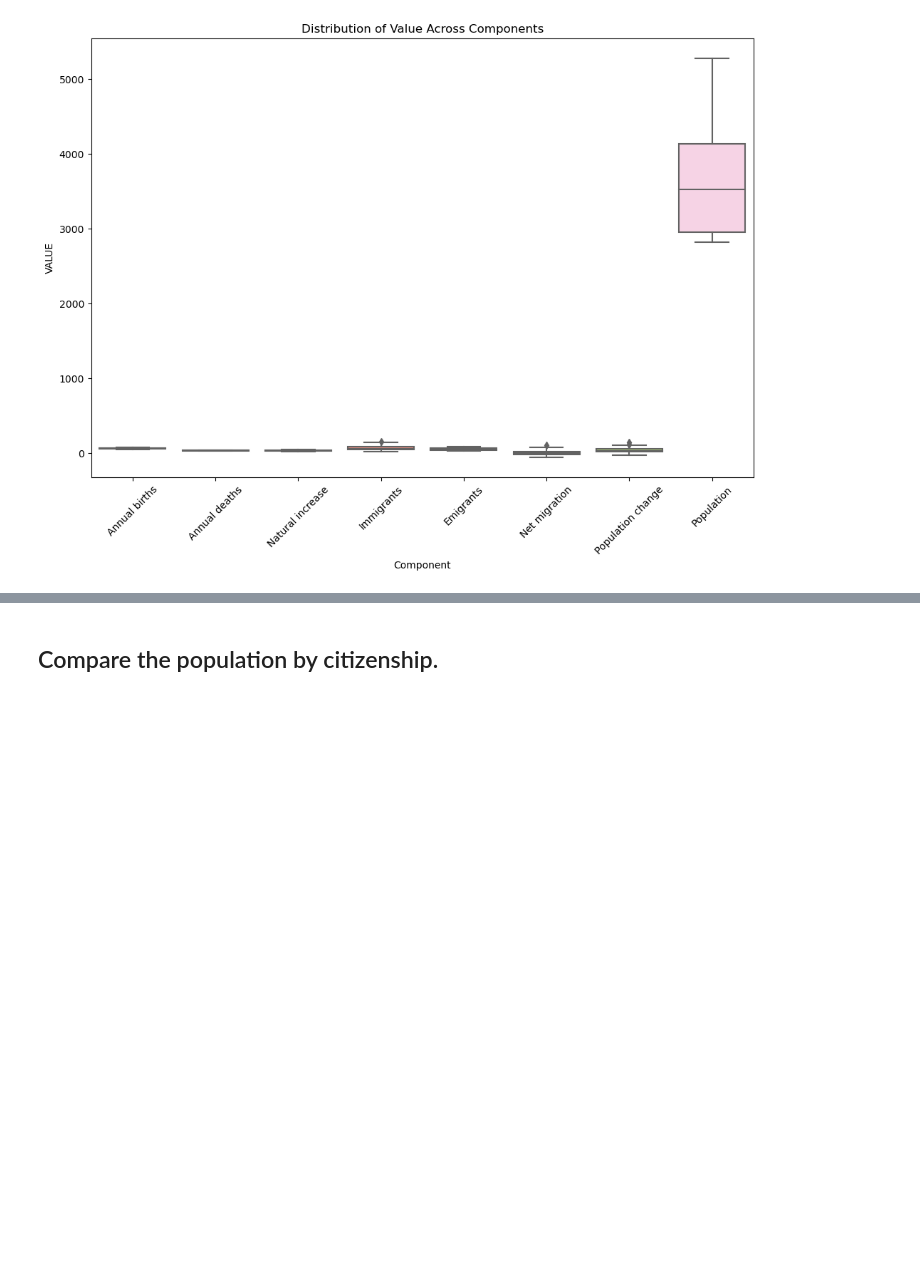
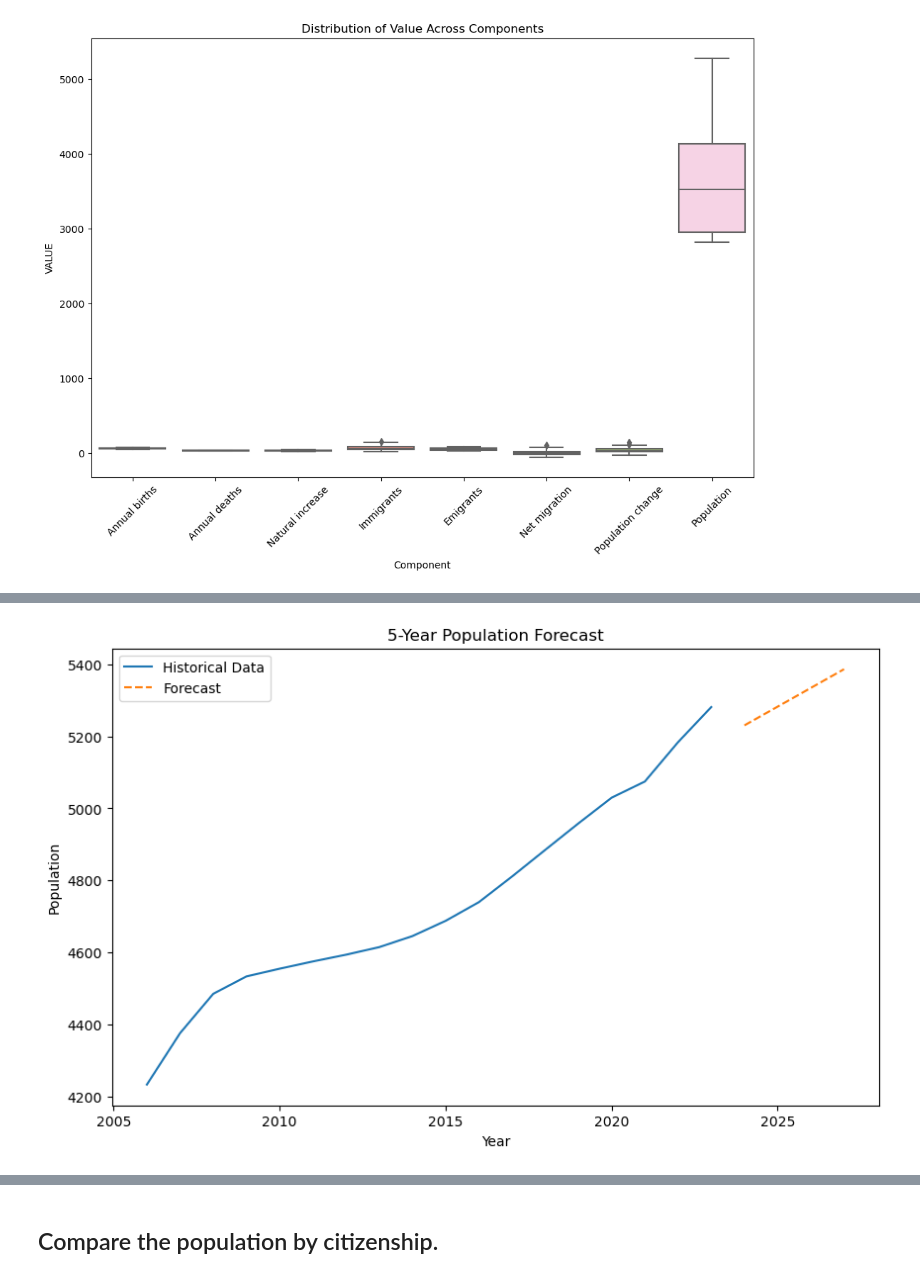
Before and after one commit to CCT2017156/MSC_DA__CA1, a Jupyter notebook: CA1-20171256.ipynb, the cells around one changed output, grey strips where cells are left out. Drawn from its saved outputs; the diff is of its cells as text; code cells hidden in the pictures; blank space fills up the shorter version.

```diff
--- a/CA1-20171256.ipynb
+++ b/CA1-20171256.ipynb
@@ -460,0 +485,20 @@ Random Forest MSE: 23621.058424999996
+# %%
+#Now we have our lineal regression model created we will forecast the next 5 years using it
+##--------
+
+# Predicting for the next five years
+current_year = X['Year'].max()
+future_years = pd.DataFrame({'Year': [current_year + i for i in range(1, 5)]})
+future_predictions =linear_model.predict(future_years)  #Here we are calling our model
+
+# Plotting the results
+plt.figure(figsize=(10, 6))
+plt.plot(X['Year'], y, label='Historical Data')
+plt.plot(future_years, future_predictions, label='Forecast', linestyle='--')
+plt.xlabel('Year')
+plt.ylabel('Population')
+plt.title('5-Year Population Forecast')
+plt.legend()
+plt.show()
+# %% [output]
+[figure, added]
```
Also changed, not shown: parts of 35 cells of this notebook.
